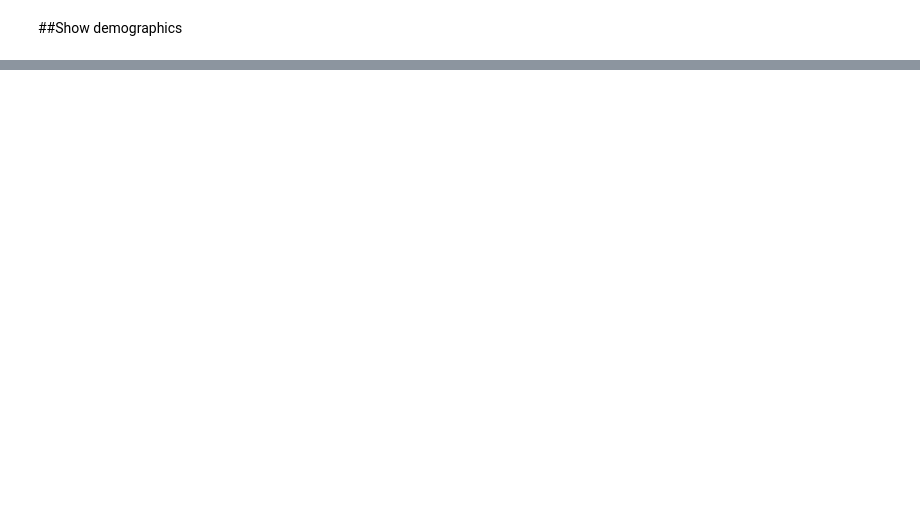
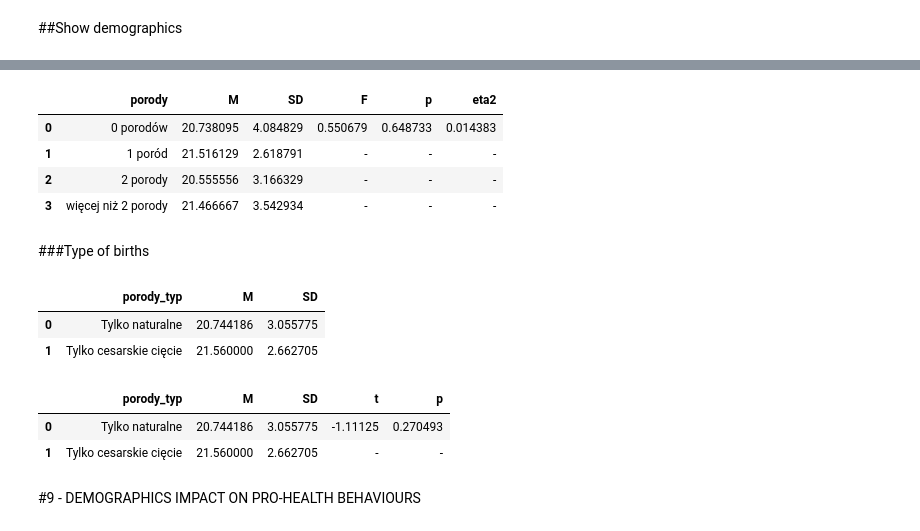
Before and after one commit to BartoszJanJerzy/stats, a Jupyter notebook: stata_AW.ipynb, the cells around one changed output, grey strips where cells are left out. Drawn from its saved outputs; the diff is of its cells as text; code cells hidden in the pictures; blank space fills up the shorter version.

```diff
--- a/stata_AW.ipynb
+++ b/stata_AW.ipynb
@@ -270,0 +1017,13 @@ desc_stats.to_excel('desc_stats.xlsx')
+# %%
+means = data[['porody','points']].groupby(['porody']).mean()
+stds = data[['porody','points']].groupby(['porody']).std()
+
+dict_temp = {
+    'porody':['0 porodów','1 poród','2 porody','więcej niż 2 porody'],
+    'M':means['points'].to_list(),
+    'SD':stds['points'].to_list()
+}
+
+df = pd.DataFrame(dict_temp)
+# df_age = df_age.drop([3])
+df
@@ -270,0 +1036,36 @@ desc_stats.to_excel('desc_stats.xlsx')
+# %%
+f, p = f_oneway(data['points'][data['porody']==1],
+                data['points'][data['porody']==2],
+                data['points'][data['porody']==3],
+                data['points'][data['porody']==4])
+eta = Eta2(data, 'points', 'porody', 4)
+# %%
+df['F'] = [f, '-', '-', '-']
+df['p'] = [p, '-', '-', '-']
+df['eta2'] = [eta, '-', '-', '-']
+df
+# %% [output]
+|  | porody | M | SD | F | p | eta2 |
+| 0 | 0 porodów | 20.738095 | 4.084829 | 0.550679 | 0.648733 | 0.014383 |
+| 1 | 1 poród | 21.516129 | 2.618791 | - | - | - |
+| 2 | 2 porody | 20.555556 | 3.166329 | - | - | - |
+| 3 | więcej niż 2 porody | 21.466667 | 3.542934 | - | - | - |
+# %% [markdown]
+###Type of births
+# %%
+means = data[['porody_typ','points']][data['porody'] != 1].groupby(['porody_typ']).mean()
+stds = data[['porody_typ','points']][data['porody'] != 1].groupby(['porody_typ']).std()
+
+dict_temp = {
+    'porody_typ':['Tylko naturalne','Tylko cesarskie cięcie', 'inne'],
+    'M':means['points'].to_list(),
+    'SD':stds['points'].to_list()
+}
+
+df = pd.DataFrame(dict_temp)
+df = df.drop([2])
+df
+# %% [output]
+|  | porody_typ | M | SD |
+| 0 | Tylko naturalne | 20.744186 | 3.055775 |
+| 1 | Tylko cesarskie cięcie | 21.560000 | 2.662705 |
@@ -270,0 +1076,11 @@ desc_stats.to_excel('desc_stats.xlsx')
+# %%
+df['t'] = [t, '-',]
+df['p'] = [p, '-',]
+# df['eta2'] = [eta, '-', '-', '-']
+df
+# %% [output]
+|  | porody_typ | M | SD | t | p |
+| 0 | Tylko naturalne | 20.744186 | 3.055775 | -1.11125 | 0.270493 |
+| 1 | Tylko cesarskie cięcie | 21.560000 | 2.662705 | - | - |
+# %% [markdown]
+#9 - DEMOGRAPHICS IMPACT ON PRO-HEALTH BEHAVIOURS
```
Also changed, not shown: parts of 109 cells of this notebook.
